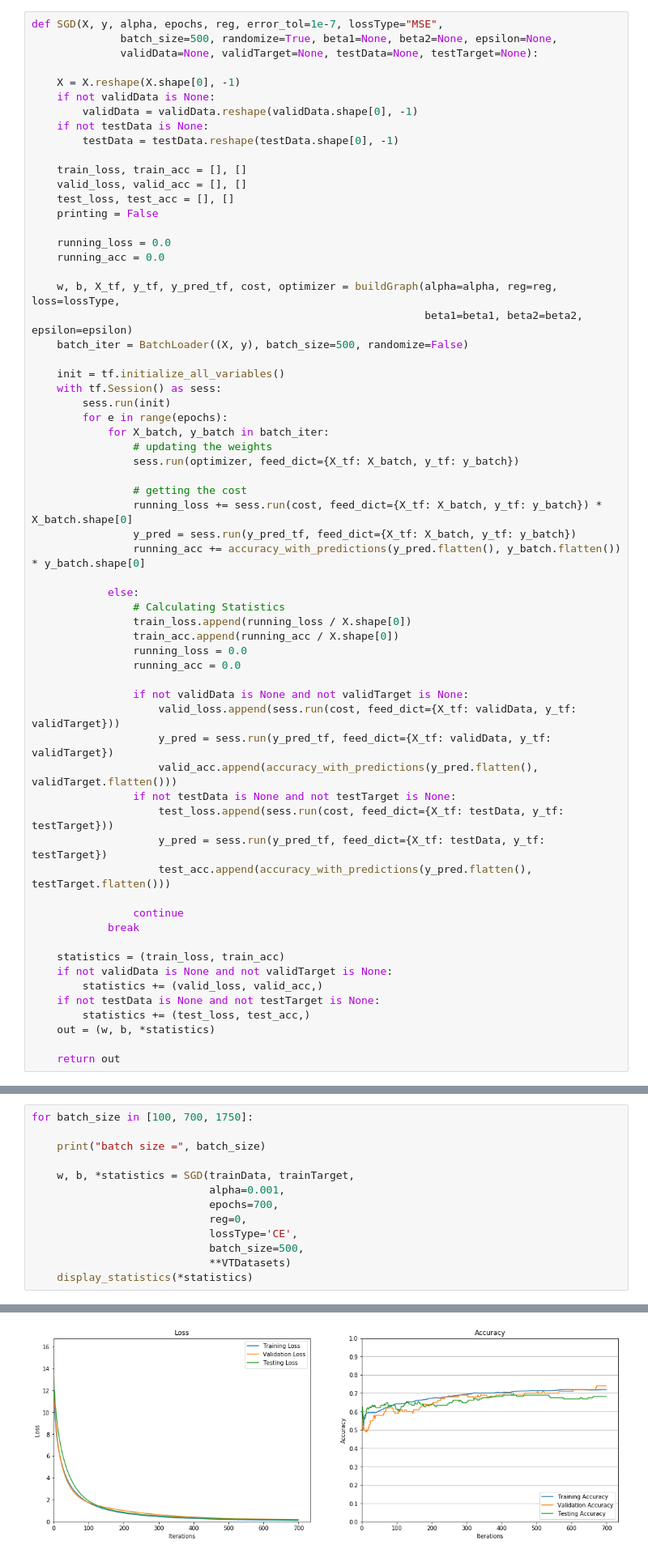
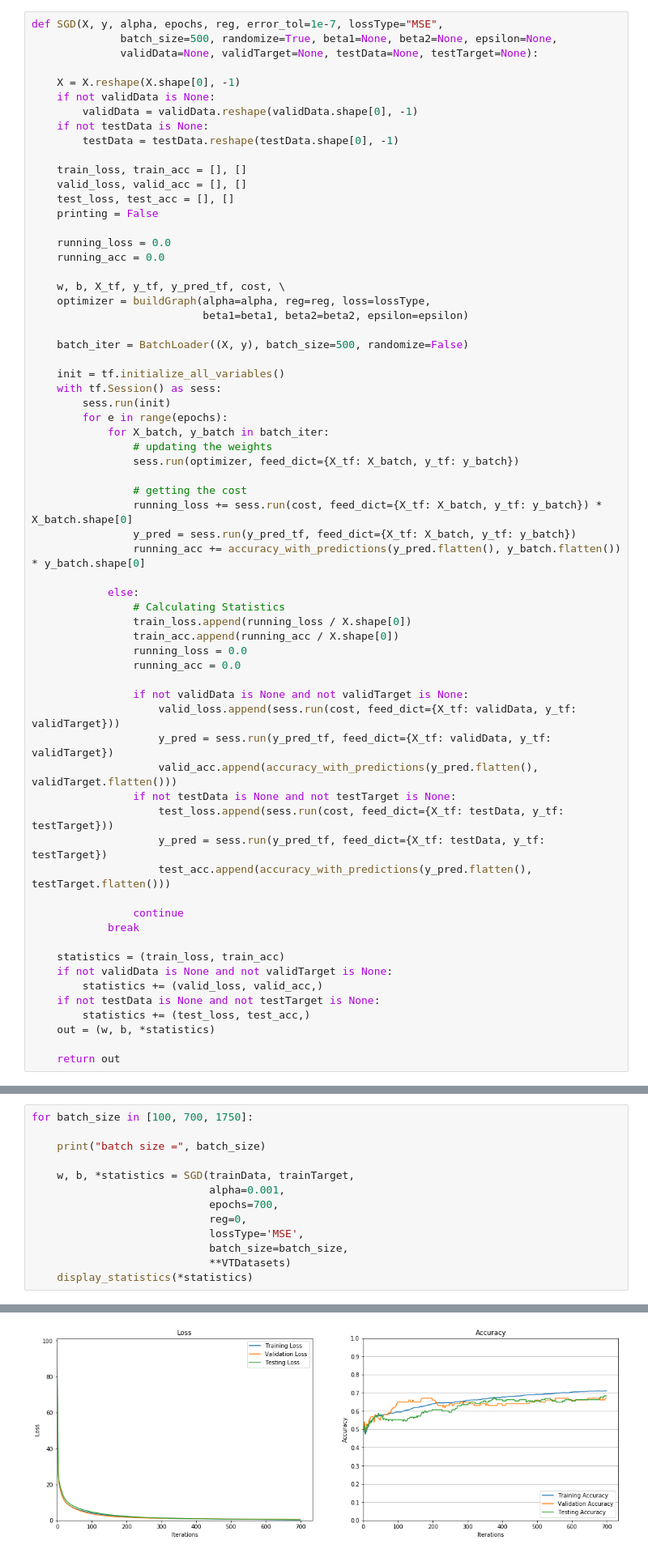
Before and after one commit to ekeilty17/ECE421-Assignments, a Jupyter notebook: A1/A1 WriteUp.ipynb, the cells around one changed output, grey strips where cells are left out. Shown at 81% size. Saved outputs shown, nothing was run; the diff lists cells and outputs as text.

```diff
--- a/A1/A1 WriteUp.ipynb
+++ b/A1/A1 WriteUp.ipynb
@@ -597,8 +605,10 @@ def SGD(X, y, alpha, epochs, reg, error_tol=1e-7, lossType="MSE",
     running_loss = 0.0
     running_acc = 0.0
 
-    w, b, X_tf, y_tf, y_pred_tf, cost, optimizer = buildGraph(alpha=alpha, reg=reg, loss=lossType,
-                                                              beta1=beta1, beta2=beta2, epsilon=epsilon)
+    w, b, X_tf, y_tf, y_pred_tf, cost, \
+    optimizer = buildGraph(alpha=alpha, reg=reg, loss=lossType,
+                           beta1=beta1, beta2=beta2, epsilon=epsilon)
+
     batch_iter = BatchLoader((X, y), batch_size=500, randomize=False)
 
     init = tf.initialize_all_variables()
@@ -672,8 +678,8 @@ for batch_size in [100, 700, 1750]:
                             alpha=0.001,
                             epochs=700,
                             reg=0,
-                            lossType='CE',
-                            batch_size=500,
+                            lossType='MSE',
+                            batch_size=batch_size,
                             **VTDatasets)
     display_statistics(*statistics)
 # %% [output]
@@ -689,2 +695,2 @@ Testing loss: 0.1697                     Testing acc: 68.28%
-[figure, old version]
+[figure, new version]
 batch size = 1750
```
Also changed, not shown: parts of 17 cells of this notebook.
